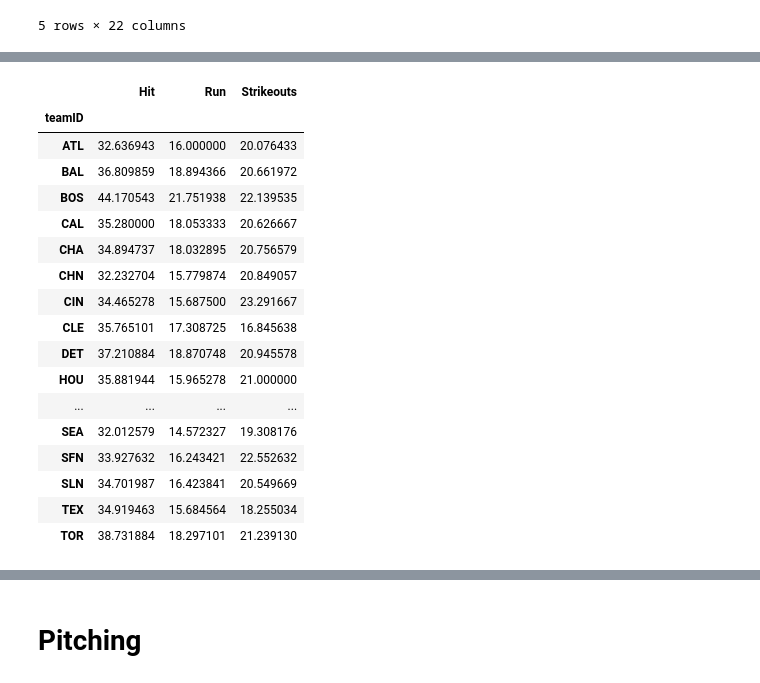
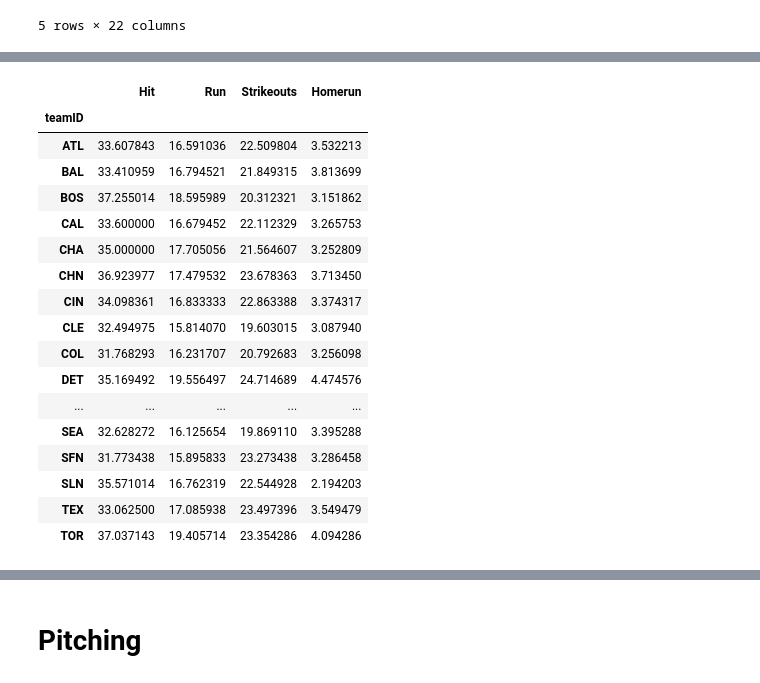
Before and after one commit to Lanpham0110/Project-1, a Jupyter notebook: project1.ipynb, the cells around one changed output, grey strips where cells are left out. Cells and saved outputs as stored; diff of their text form; code cells hidden in the pictures.

```diff
--- a/project1.ipynb
+++ b/project1.ipynb
@@ -23,8 +24,8 @@ data_b.head()
 | 4 | ansonca01 | 1871 | 1 | RC1 | NaN | 25 | 120 | 29 | 39 | 11 | ... | ... |
 5 rows × 22 columns
 # %%
-#cleanning to get from 1980-1985
-new_data = data_b[(1980 < data_b['yearID']) & (data_b['yearID'] < 1985)]
+#cleanning to get from 1985-1995
+new_data = data_b[(1985 < data_b['yearID']) & (data_b['yearID'] < 1995)]
 new_data
 # %% [output]
 |  | playerID | yearID | stint | teamID | lgID | G | AB | R | H | 2B | ... | ... |
@@ -74,31 +74,30 @@ new_data[["playerID",
 # %%
-average_hit=new_data.groupby("teamID").H.mean()
-#average_hit
+average_hit = new_data.groupby("teamID").H.mean()
 average_run = new_data.groupby("teamID").R.mean()
-#average_run
 average_homerun = new_data.groupby("teamID").HR.mean()
 average_strikeouts = new_data.groupby("teamID").SO.mean()
 
-final_averages = pd.DataFrame({"Hit" : (average_hit) ,
+final_averages_df = pd.DataFrame({"Hit" : (average_hit) ,
                             "Run" :(average_run),
-                            "Strikeouts" :(average_strikeouts)})
-final_averages
+                            "Strikeouts" :(average_strikeouts),
+                              "Homerun" : (average_homerun)})
+final_averages_df
 # %% [output]
-|  | Hit | Run | Strikeouts |
-| teamID |  |  |  |
-| ATL | 32.636943 | 16.000000 | 20.076433 |
-| BAL | 36.809859 | 18.894366 | 20.661972 |
-| BOS | 44.170543 | 21.751938 | 22.139535 |
-| CAL | 35.280000 | 18.053333 | 20.626667 |
-| CHA | 34.894737 | 18.032895 | 20.756579 |
-| CHN | 32.232704 | 15.779874 | 20.849057 |
-| CIN | 34.465278 | 15.687500 | 23.291667 |
-| CLE | 35.765101 | 17.308725 | 16.845638 |
-| DET | 37.210884 | 18.870748 | 20.945578 |
-| HOU | 35.881944 | 15.965278 | 21.000000 |
-| ... | ... | ... | ... |
-| SEA | 32.012579 | 14.572327 | 19.308176 |
-| SFN | 33.927632 | 16.243421 | 22.552632 |
-| SLN | 34.701987 | 16.423841 | 20.549669 |
-| TEX | 34.919463 | 15.684564 | 18.255034 |
-| TOR | 38.731884 | 18.297101 | 21.239130 |
+|  | Hit | Run | Strikeouts | Homerun |
+| teamID |  |  |  |  |
+| ATL | 33.607843 | 16.591036 | 22.509804 | 3.532213 |
+| BAL | 33.410959 | 16.794521 | 21.849315 | 3.813699 |
+| BOS | 37.255014 | 18.595989 | 20.312321 | 3.151862 |
+| CAL | 33.600000 | 16.679452 | 22.112329 | 3.265753 |
+| CHA | 35.000000 | 17.705056 | 21.564607 | 3.252809 |
+| CHN | 36.923977 | 17.479532 | 23.678363 | 3.713450 |
+| CIN | 34.098361 | 16.833333 | 22.863388 | 3.374317 |
+| CLE | 32.494975 | 15.814070 | 19.603015 | 3.087940 |
+| COL | 31.768293 | 16.231707 | 20.792683 | 3.256098 |
+| DET | 35.169492 | 19.556497 | 24.714689 | 4.474576 |
+| ... | ... | ... | ... | ... |
+| SEA | 32.628272 | 16.125654 | 19.869110 | 3.395288 |
+| SFN | 31.773438 | 15.895833 | 23.273438 | 3.286458 |
+| SLN | 35.571014 | 16.762319 | 22.544928 | 2.194203 |
+| TEX | 33.062500 | 17.085938 | 23.497396 | 3.549479 |
+| TOR | 37.037143 | 19.405714 | 23.354286 | 4.094286 |
```
Also changed, not shown: parts of 19 cells of this notebook.
